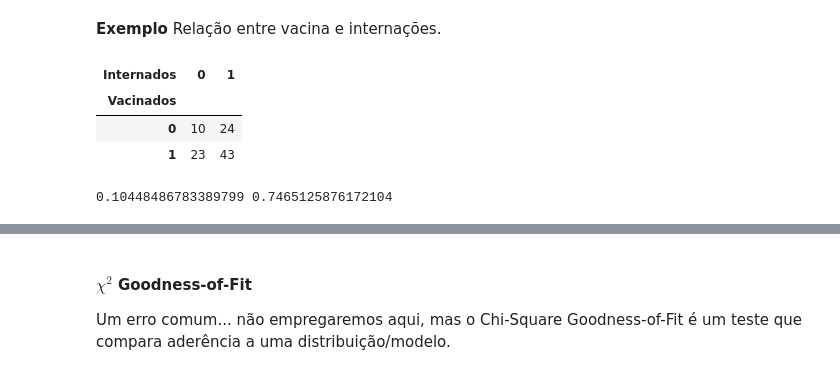
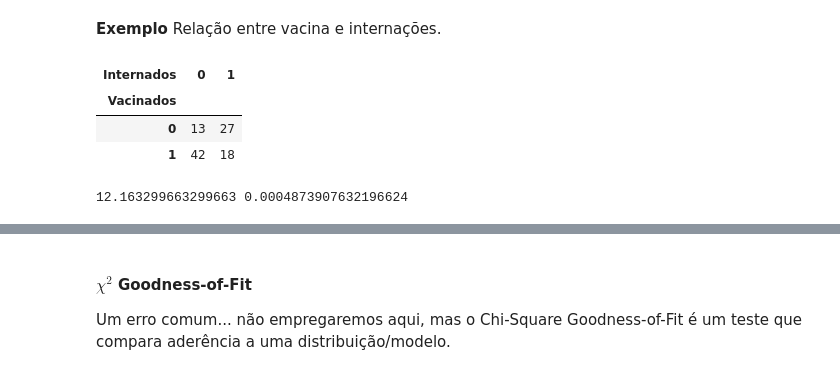
Before and after one commit to Rogerio-mack/IMT_CD_2026, a Jupyter notebook: HandsOn_Testes_de_Hipoteses.ipynb, the cells around one changed output, grey strips where cells are left out. Drawn from its saved outputs; the diff is of its cells as text; code cells hidden in the pictures.

```diff
--- a/HandsOn_Testes_de_Hipoteses.ipynb
+++ b/HandsOn_Testes_de_Hipoteses.ipynb
@@ -1364,28 +1346,34 @@ plt.show()
 # %%
 import numpy as np
 import pandas as pd
 
 np.random.seed(42)
 
 N = 100
 
-vacinados_count_1 = int(N * (2/3))
+vacinados_count_1 = int(N * (.6))
 vacinados_count_0 = N - vacinados_count_1
 vacinados = np.array([1]*vacinados_count_1 + [0]*vacinados_count_0)
 np.random.shuffle(vacinados)
+vacinados
 
-internados_count_0 = int(N * (1/3))
-internados_count_1 = N - internados_count_0
-internados = np.array([0]*internados_count_0 + [1]*internados_count_1)
-np.random.shuffle(internados)
+internados = vacinados.copy()
+for i in range(len(internados)):
+  if np.random.rand() > 0.3:
+    if vacinados[i] == 1:
+      internados[i] = 0
+    else:
+      internados[i] = 1
+  else:
+    internados[i] = vacinados[i]
 
 contingency_table = pd.crosstab(pd.Series(vacinados, name='Vacinados'), pd.Series(internados, name='Internados'))
 display(contingency_table)
 # %% [output]
 | Internados | 0 | 1 |
 | Vacinados |  |  |
-| 0 | 10 | 24 |
-| 1 | 23 | 43 |
+| 0 | 13 | 27 |
+| 1 | 42 | 18 |
 # %%
 import numpy as np
 from scipy.stats import chi2_contingency
@@ -1394,4 +1382,4 @@ chi2, p, dof, expected = chi2_contingency(contingency_table)
 
 print(chi2,p)
 # %% [output]
-0.10448486783389799 0.7465125876172104
+12.163299663299663 0.0004873907632196624
```
Also changed, not shown: parts of 15 cells of this notebook.
